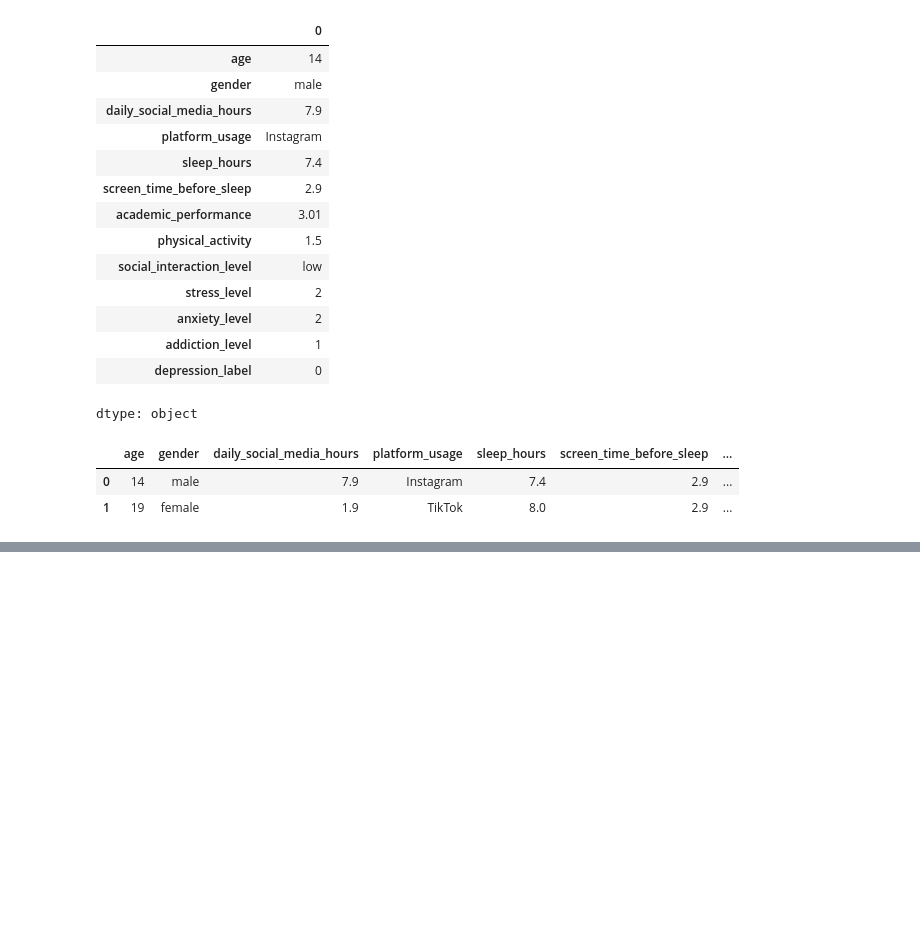
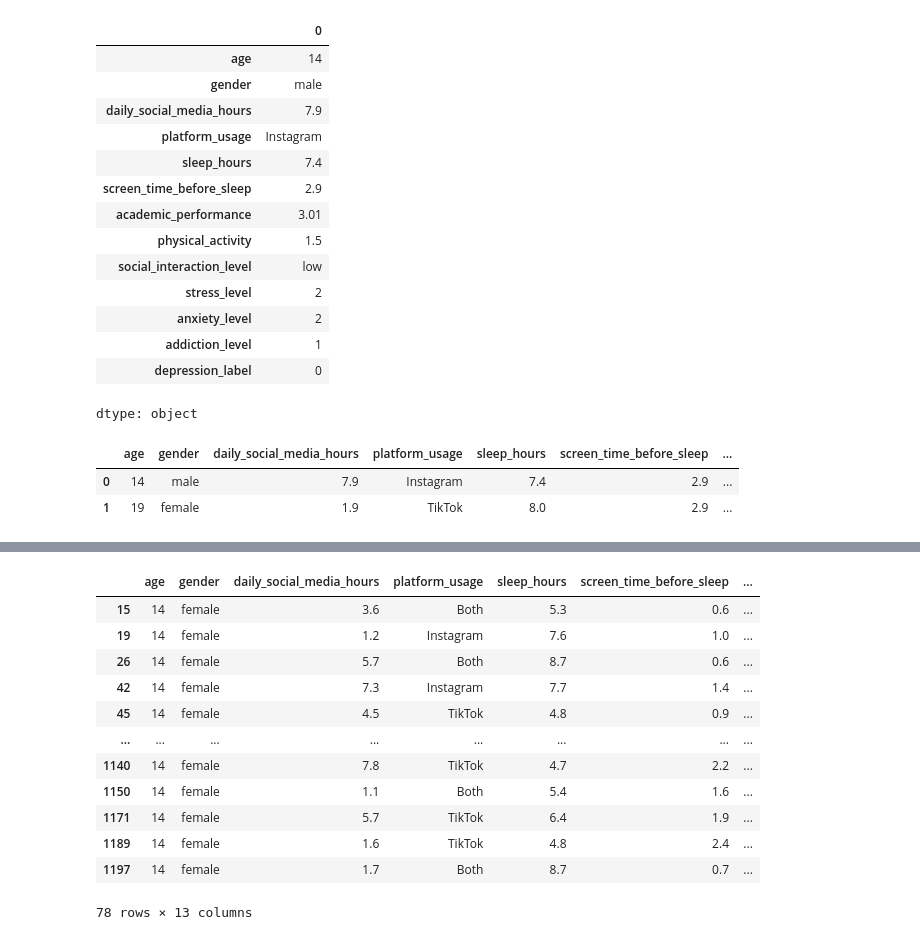
Before and after one commit to Julia-Wambua/CDAV-, a Jupyter notebook: Teen_Mental_Health_Dataset.ipynb, the cells around one changed output, grey strips where cells are left out. Cells and saved outputs as stored; diff of their text form; code cells hidden in the pictures; blank space fills up the shorter version.

```diff
--- a/Teen_Mental_Health_Dataset.ipynb
+++ b/Teen_Mental_Health_Dataset.ipynb
@@ -274,0 +436,18 @@ df.iloc[0:2] # showa you the first and second row.....indices are applied
+# %%
+# female and 14
+df[(df["age"]== 14) & (df["gender"] == "female")] # and(&)
+# both conditions have to be true for you to get an output
+# %% [output]
+|  | age | gender | daily_social_media_hours | platform_usage | sleep_hours | screen_time_before_sleep | ... |
+| 15 | 14 | female | 3.6 | Both | 5.3 | 0.6 | ... |
+| 19 | 14 | female | 1.2 | Instagram | 7.6 | 1.0 | ... |
+| 26 | 14 | female | 5.7 | Both | 8.7 | 0.6 | ... |
+| 42 | 14 | female | 7.3 | Instagram | 7.7 | 1.4 | ... |
+| 45 | 14 | female | 4.5 | TikTok | 4.8 | 0.9 | ... |
+| ... | ... | ... | ... | ... | ... | ... | ... |
+| 1140 | 14 | female | 7.8 | TikTok | 4.7 | 2.2 | ... |
+| 1150 | 14 | female | 1.1 | Both | 5.4 | 1.6 | ... |
+| 1171 | 14 | female | 5.7 | TikTok | 6.4 | 1.9 | ... |
+| 1189 | 14 | female | 1.6 | TikTok | 4.8 | 2.4 | ... |
+| 1197 | 14 | female | 1.7 | Both | 8.7 | 0.7 | ... |
+78 rows × 13 columns
```
Also changed, not shown: parts of 48 cells of this notebook.
